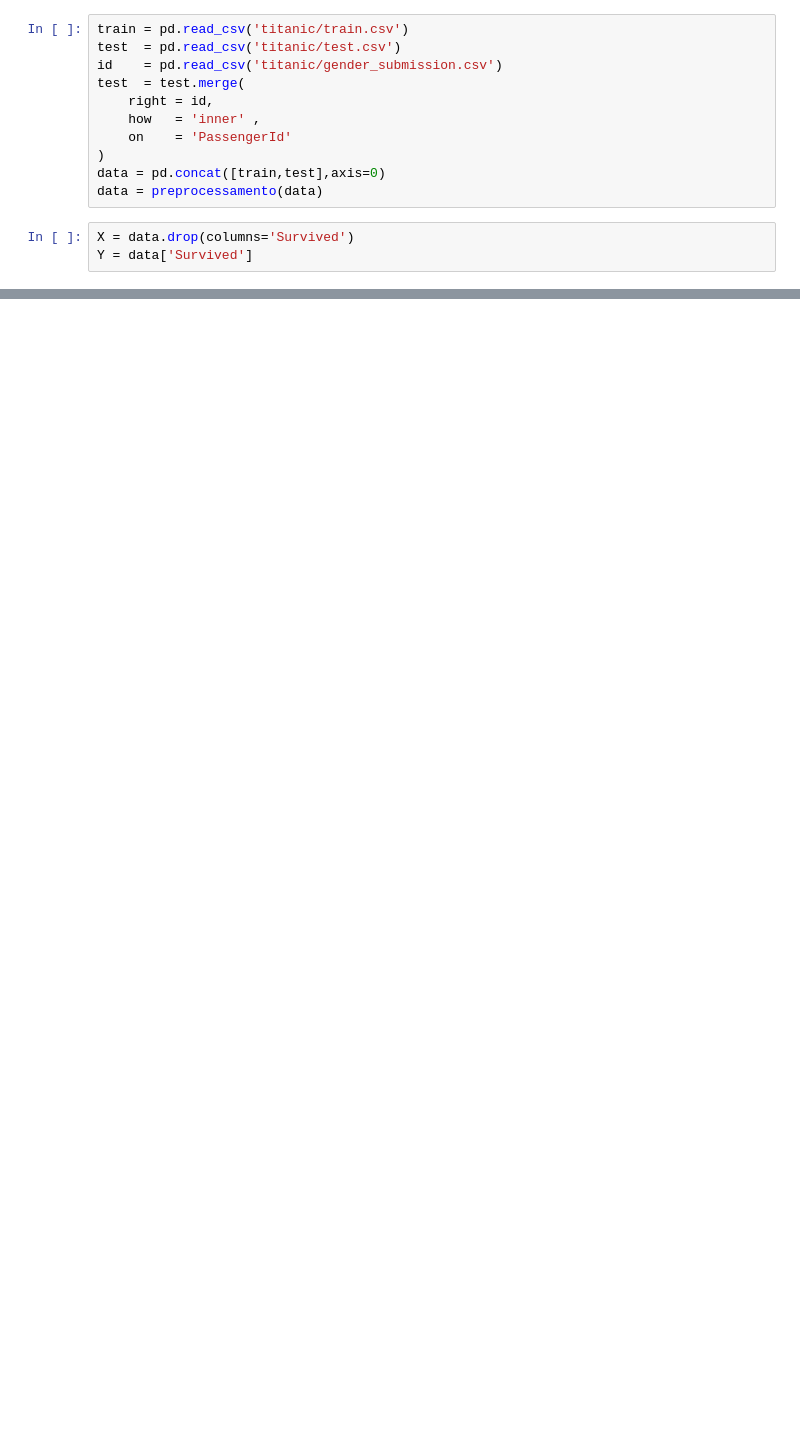
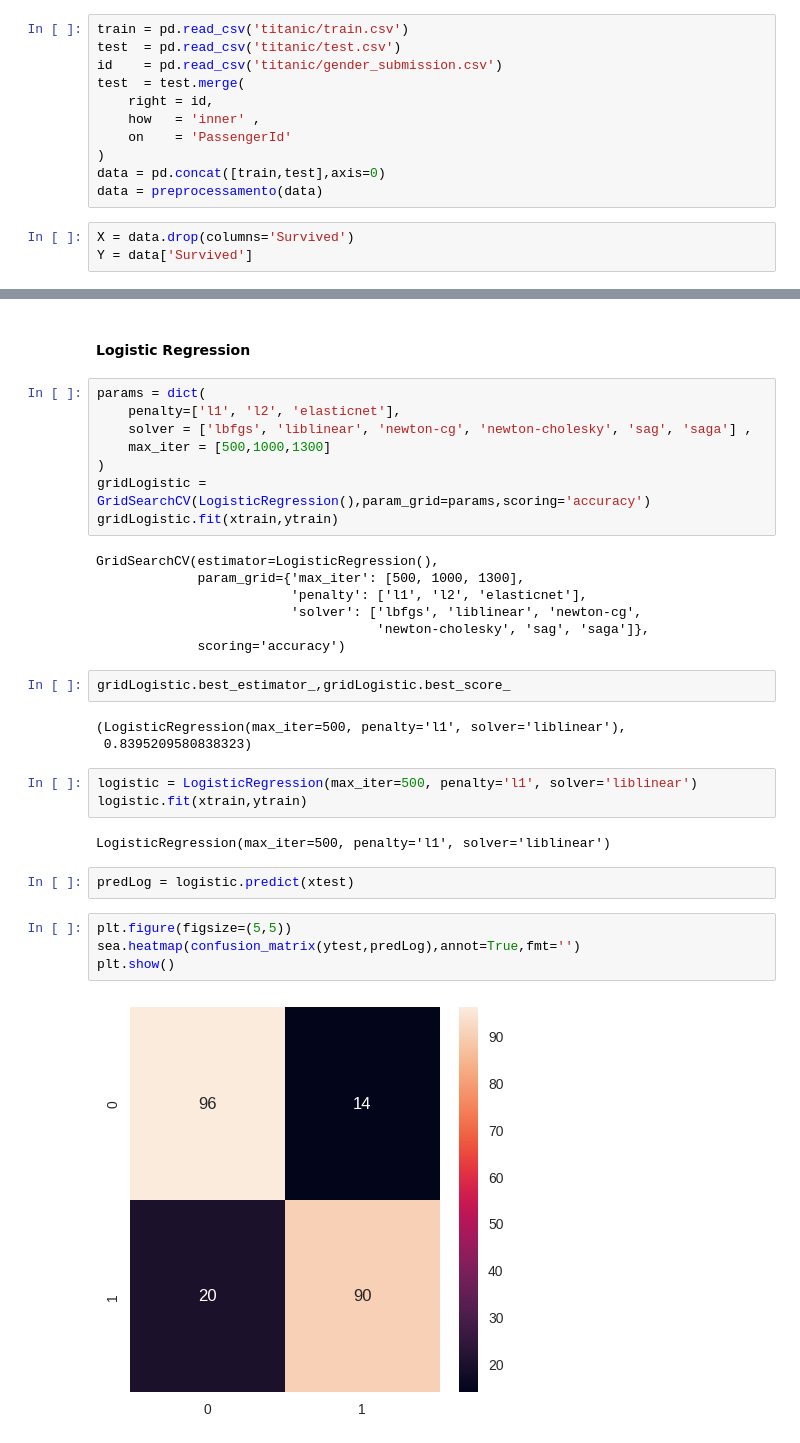
Before and after one commit to kaladabrio2020/livro-aprendizado-de-maquina-sklearn-keras-tf, a Jupyter notebook: Parte 1 - Conceitos basicos de Aprendizado de Maquina/Capitulo 3 - Classificação/exercicios/exercicioTitanic.ipynb, the cells around one changed output, grey strips where cells are left out. Drawn from its saved outputs; the diff is of its cells as text; blank space fills up the shorter version.

```diff
--- a/Parte 1 - Conceitos basicos de Aprendizado de Maquina/Capitulo 3 - Classificação/exercicios/exercicioTitanic.ipynb
+++ b/Parte 1 - Conceitos basicos de Aprendizado de Maquina/Capitulo 3 - Classificação/exercicios/exercicioTitanic.ipynb
@@ -591,0 +640,35 @@ weighted avg       0.86      0.86      0.86       315
+# %% [markdown]
+#### Logistic Regression
+# %%
+params = dict(
+    penalty=['l1', 'l2', 'elasticnet'],
+    solver = ['lbfgs', 'liblinear', 'newton-cg', 'newton-cholesky', 'sag', 'saga'] ,
+    max_iter = [500,1000,1300]
+)
+gridLogistic = GridSearchCV(LogisticRegression(),param_grid=params,scoring='accuracy')
+gridLogistic.fit(xtrain,ytrain)
+# %% [output]
+GridSearchCV(estimator=LogisticRegression(),
+             param_grid={'max_iter': [500, 1000, 1300],
+                         'penalty': ['l1', 'l2', 'elasticnet'],
+                         'solver': ['lbfgs', 'liblinear', 'newton-cg',
+                                    'newton-cholesky', 'sag', 'saga']},
+             scoring='accuracy')
+# %%
+gridLogistic.best_estimator_,gridLogistic.best_score_
+# %% [output]
+(LogisticRegression(max_iter=500, penalty='l1', solver='liblinear'),
+ 0.8395209580838323)
+# %%
+logistic = LogisticRegression(max_iter=500, penalty='l1', solver='liblinear')
+logistic.fit(xtrain,ytrain)
+# %% [output]
+LogisticRegression(max_iter=500, penalty='l1', solver='liblinear')
+# %%
+predLog = logistic.predict(xtest)
+# %%
+plt.figure(figsize=(5,5))
+sea.heatmap(confusion_matrix(ytest,predLog),annot=True,fmt='')
+plt.show()
+# %% [output]
+[figure, added]
```
Also changed, not shown: parts of 31 cells of this notebook, 1 other file.
